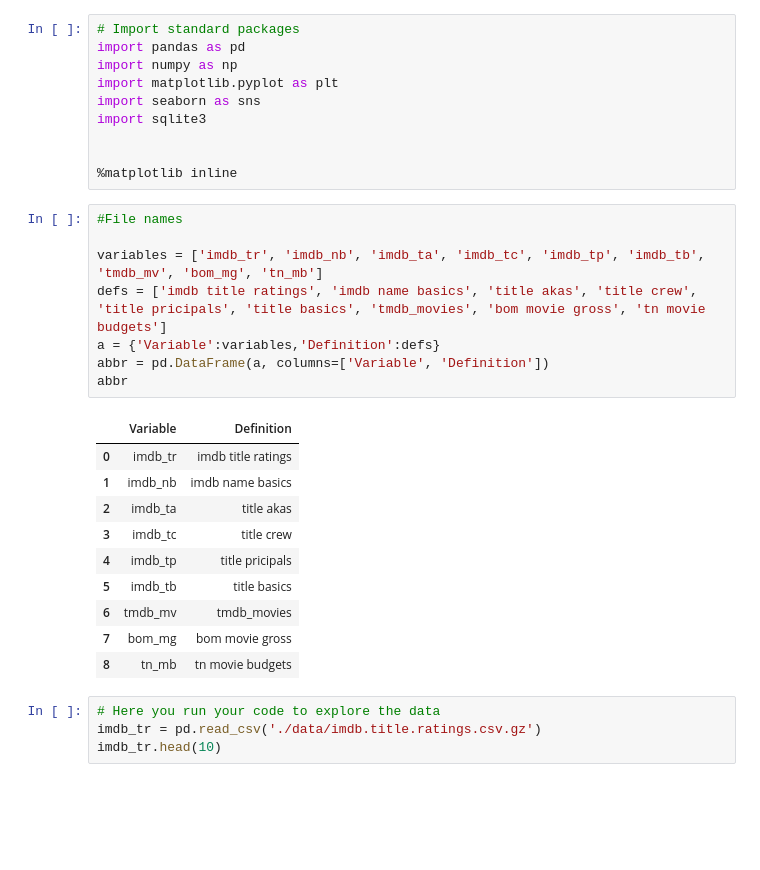
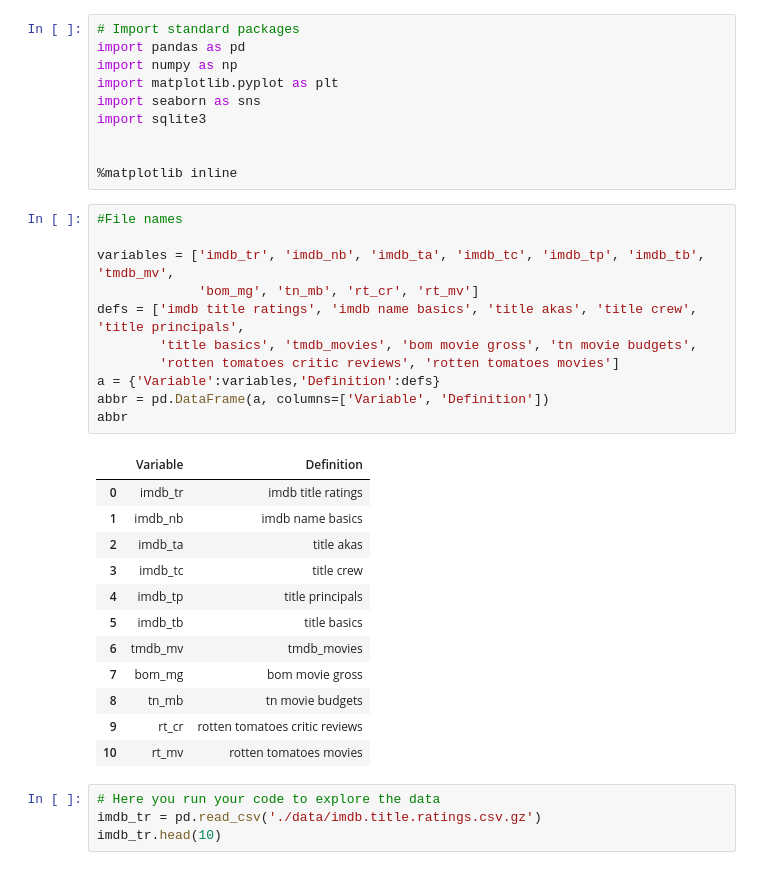
Before and after one commit to samtuleen/Phase1-Microsoft-Movie-Analysis-Project, a Jupyter notebook: dsc-phase1-project-template-Copy1.ipynb, the cells around one changed output. Saved outputs shown, nothing was run; the diff lists cells and outputs as text; blank space fills up the shorter version.

```diff
--- a/dsc-phase1-project-template-Copy1.ipynb
+++ b/dsc-phase1-project-template-Copy1.ipynb
@@ -46,22 +46,27 @@ import sqlite3
 # %%
 #File names
 
-variables = ['imdb_tr', 'imdb_nb', 'imdb_ta', 'imdb_tc', 'imdb_tp', 'imdb_tb', 'tmdb_mv', 'bom_mg', 'tn_mb']
-defs = ['imdb title ratings', 'imdb name basics', 'title akas', 'title crew', 'title pricipals', 'title basics', 'tmdb_movies', 'bom movie gross', 'tn movie budgets']
+variables = ['imdb_tr', 'imdb_nb', 'imdb_ta', 'imdb_tc', 'imdb_tp', 'imdb_tb', 'tmdb_mv',
+             'bom_mg', 'tn_mb', 'rt_cr', 'rt_mv']
+defs = ['imdb title ratings', 'imdb name basics', 'title akas', 'title crew', 'title principals',
+        'title basics', 'tmdb_movies', 'bom movie gross', 'tn movie budgets',
+        'rotten tomatoes critic reviews', 'rotten tomatoes movies']
 a = {'Variable':variables,'Definition':defs}
 abbr = pd.DataFrame(a, columns=['Variable', 'Definition'])
 abbr
 # %% [output]
 |  | Variable | Definition |
 | 0 | imdb_tr | imdb title ratings |
 | 1 | imdb_nb | imdb name basics |
 | 2 | imdb_ta | title akas |
 | 3 | imdb_tc | title crew |
-| 4 | imdb_tp | title pricipals |
+| 4 | imdb_tp | title principals |
 | 5 | imdb_tb | title basics |
 | 6 | tmdb_mv | tmdb_movies |
 | 7 | bom_mg | bom movie gross |
 | 8 | tn_mb | tn movie budgets |
+| 9 | rt_cr | rotten tomatoes critic reviews |
+| 10 | rt_mv | rotten tomatoes movies |
 # %%
 # Here you run your code to explore the data
 imdb_tr = pd.read_csv('./data/imdb.title.ratings.csv.gz')
```
Also changed, not shown: parts of 9 cells of this notebook.
